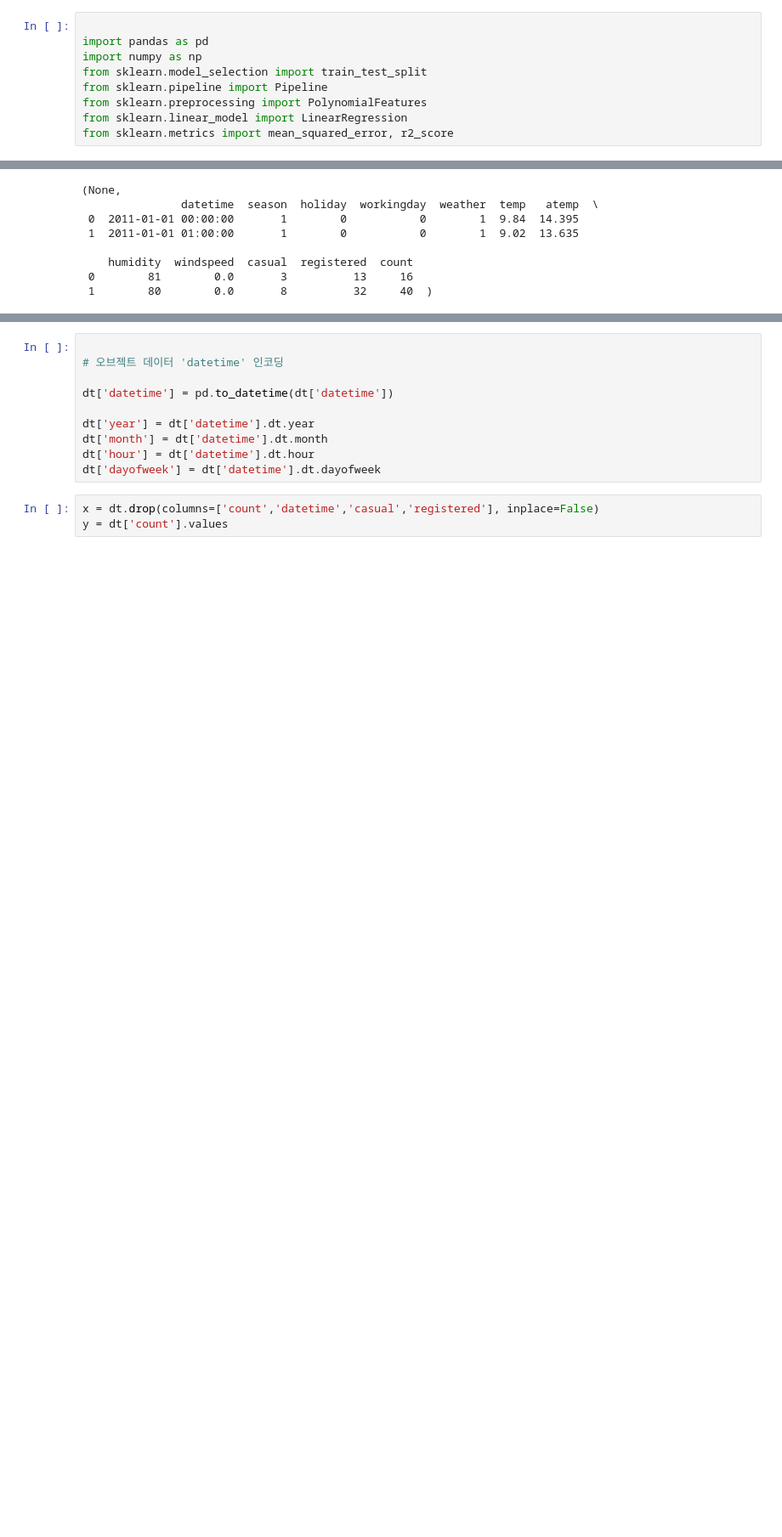
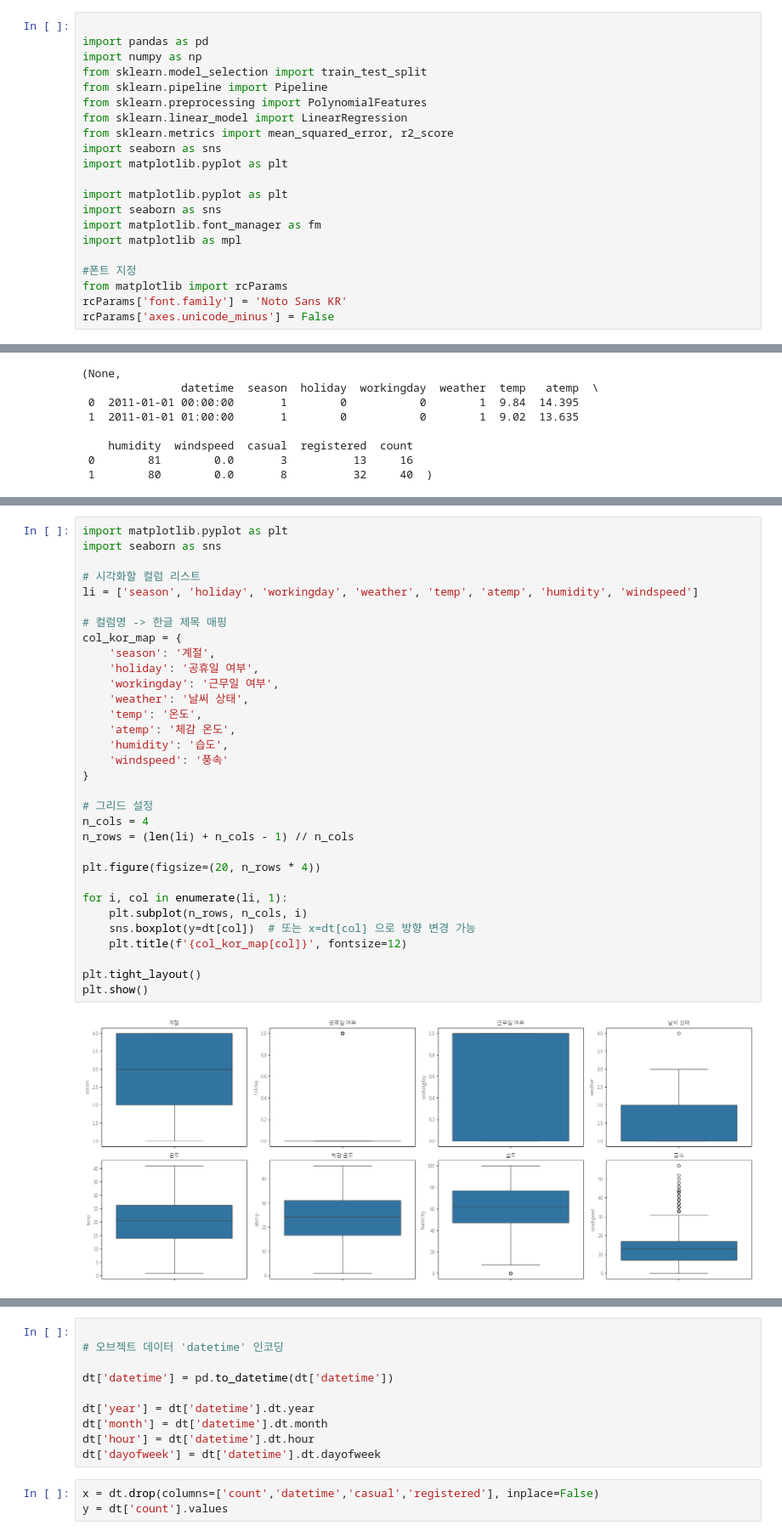
Before and after one commit to meanresult/anal_rep2, a Jupyter notebook: 34. 자전거 대여량 예측 모델(실습).ipynb, the cells around one changed output, grey strips where cells are left out. Shown at 85% size. Saved outputs shown, nothing was run; the diff lists cells and outputs as text; blank space fills up the shorter version.

```diff
--- a/34. 자전거 대여량 예측 모델(실습).ipynb
+++ b/34. 자전거 대여량 예측 모델(실습).ipynb
@@ -52,6 +52,18 @@ from sklearn.pipeline import Pipeline
 from sklearn.preprocessing import PolynomialFeatures
 from sklearn.linear_model import LinearRegression
 from sklearn.metrics import mean_squared_error, r2_score
+import seaborn as sns
+import matplotlib.pyplot as plt
+
+import matplotlib.pyplot as plt
+import seaborn as sns
+import matplotlib.font_manager as fm
+import matplotlib as mpl
+
+#폰트 지정
+from matplotlib import rcParams
+rcParams['font.family'] = 'Noto Sans KR'
+rcParams['axes.unicode_minus'] = False
 # %%
 dt = pd.read_csv('data3/train.csv')
 dt.info(), dt.head(2)
@@ -105,0 +147,34 @@ memory usage: 1.2 MB
+# %%
+import matplotlib.pyplot as plt
+import seaborn as sns
+
+# 시각화할 컬럼 리스트
+li = ['season', 'holiday', 'workingday', 'weather', 'temp', 'atemp', 'humidity', 'windspeed']
+
+# 컬럼명 -> 한글 제목 매핑
+col_kor_map = {
+    'season': '계절',
+    'holiday': '공휴일 여부',
+    'workingday': '근무일 여부',
+    'weather': '날씨 상태',
+    'temp': '온도',
+    'atemp': '체감 온도',
+    'humidity': '습도',
+    'windspeed': '풍속'
+}
+
+# 그리드 설정
+n_cols = 4
+n_rows = (len(li) + n_cols - 1) // n_cols
+
+plt.figure(figsize=(20, n_rows * 4))
+
+for i, col in enumerate(li, 1):
+    plt.subplot(n_rows, n_cols, i)
+    sns.boxplot(y=dt[col])  # 또는 x=dt[col] 으로 방향 변경 가능
+    plt.title(f'{col_kor_map[col]}', fontsize=12)
+
+plt.tight_layout()
+plt.show()
+# %% [output]
+[figure, added]
```
Also changed, not shown: parts of 4 cells of this notebook, 3 other files.
